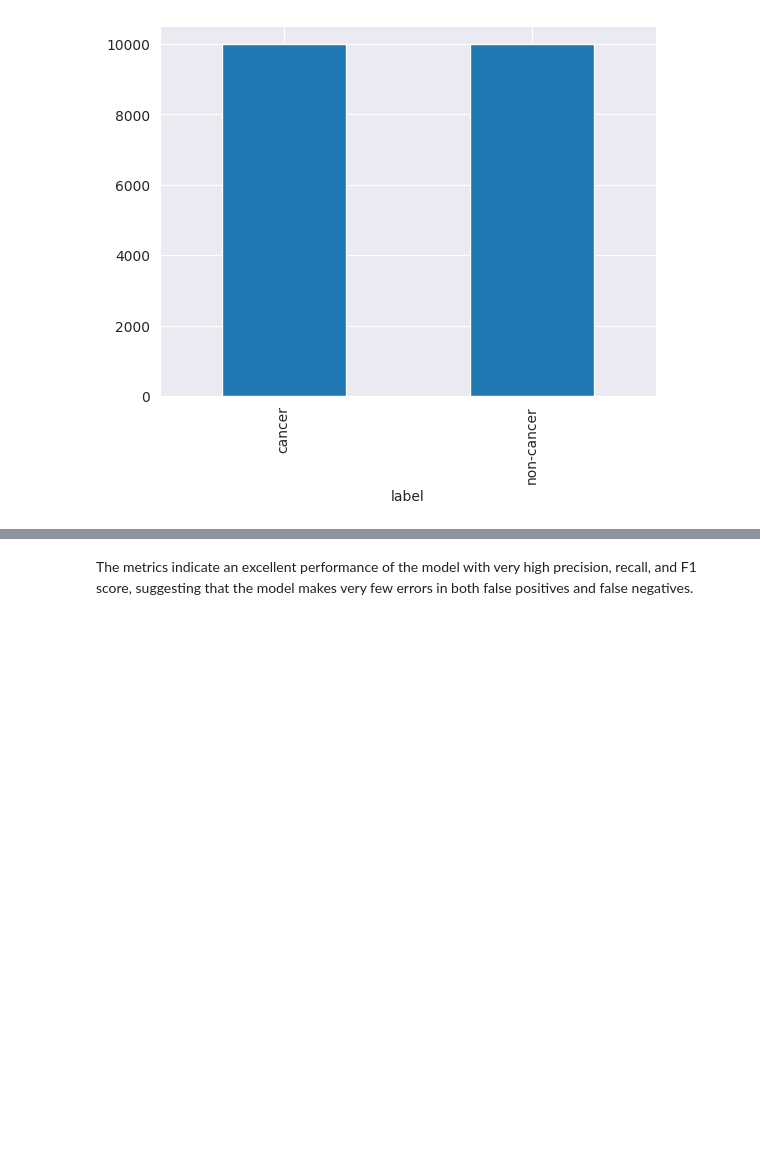
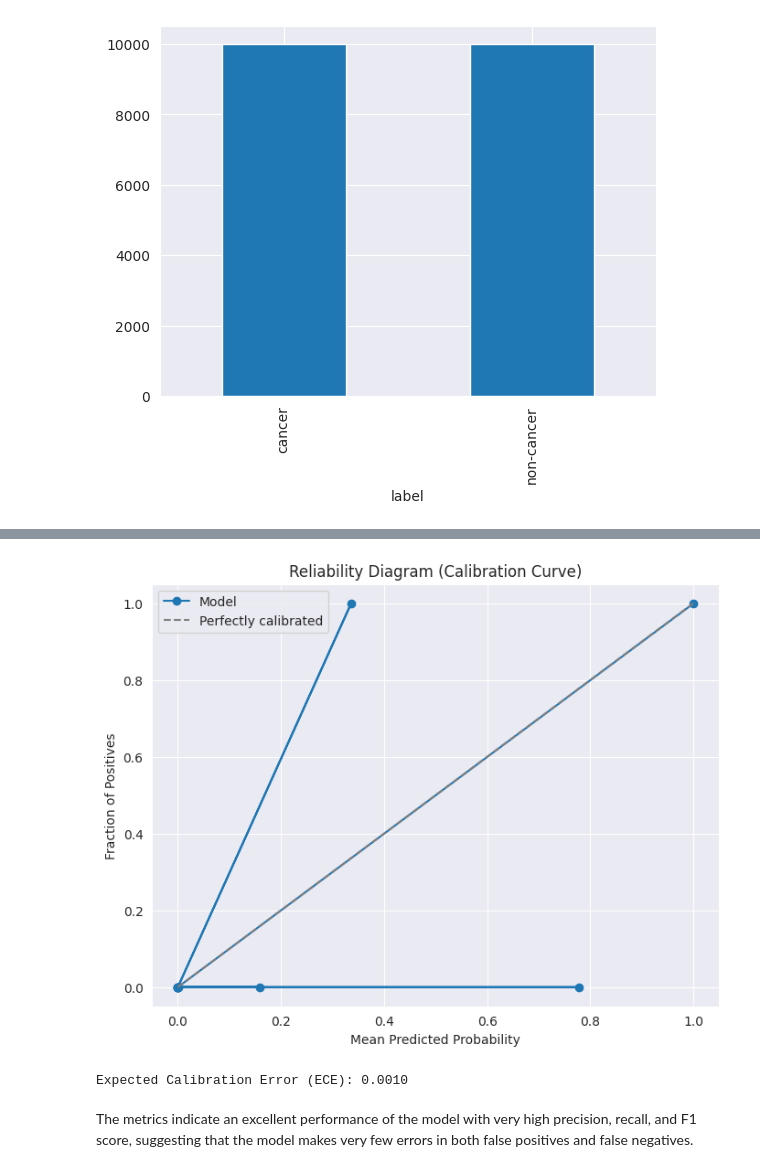
Before and after one commit to Khizer-Data/Blood-cell-cancer-detection, a Jupyter notebook: Blood_cell_cancer_detection.ipynb, the cells around one changed output, grey strips where cells are left out. Cells and saved outputs as stored; diff of their text form; code cells hidden in the pictures; blank space fills up the shorter version.

```diff
--- a/Blood_cell_cancer_detection.ipynb
+++ b/Blood_cell_cancer_detection.ipynb
@@ -569,2 +690,55 @@ plt.show()
+# %%
+def plot_reliability_curve(y_true, y_prob, n_bins=10):
+    """
+    Plots a reliability diagram (calibration curve) for evaluating model calibration.
+
+    Args:
+        y_true (np.ndarray): Array of true binary labels (0 or 1).
+        y_prob (np.ndarray): Array of predicted probabilities for the positive class.
+        n_bins (int): Number of bins to use for partitioning the predicted probabilities.
+    """
+    bin_edges = np.linspace(0, 1, n_bins + 1)
+    bin_centers = (bin_edges[:-1] + bin_edges[1:]) / 2.0
+
+    fraction_of_positives = np.zeros(n_bins)
+    mean_predicted_value = np.zeros(n_bins)
+    sample_counts = np.zeros(n_bins)
+
+    for i in range(n_bins):
+        # Define the range for the current bin
+        if i == n_bins - 1:
+            bin_indices = np.where((y_prob >= bin_edges[i]) & (y_prob <= bin_edges[i+1]))
+        else:
+            bin_indices = np.where((y_prob >= bin_edges[i]) & (y_prob < bin_edges[i+1]))
+
+        bin_true = y_true[bin_indices]
+        bin_prob = y_prob[bin_indices]
+
+        sample_counts[i] = len(bin_true)
+        if sample_counts[i] > 0:
+            fraction_of_positives[i] = np.mean(bin_true)
+            mean_predicted_value[i] = np.mean(bin_prob)
+
+    plt.figure(figsize=(8, 6))
+    plt.plot(mean_predicted_value, fraction_of_positives, marker='o', linestyle='-', label='Model')
+    plt.plot([0, 1], [0, 1], linestyle='--', color='gray', label='Perfectly calibrated')
+    plt.xlabel('Mean Predicted Probability')
+    plt.ylabel('Fraction of Positives')
+    plt.title('Reliability Diagram (Calibration Curve)')
+    plt.legend()
+    plt.grid(True)
+    plt.show()
+
+    # Calculate Expected Calibration Error (ECE)
+    non_empty_bins = sample_counts > 0
+    ece = np.sum((sample_counts[non_empty_bins] / np.sum(sample_counts)) * np.abs(fraction_of_positives[non_empty_bins] - mean_predicted_value[non_empty_bins]))
+    print(f"Expected Calibration Error (ECE): {ece:.4f}")
+
+
+# Assuming you have val_labels and val_predictions (probabilities) from your model evaluation
+plot_reliability_curve(val_labels, val_predictions.flatten(), n_bins=10)
+# %% [output]
+[figure, added]
+Expected Calibration Error (ECE): 0.0010
 # %% [markdown]
 The metrics indicate an excellent performance of the model with very high precision, recall, and F1 score, suggesting that the model makes very few errors in both false positives and false negatives.
```
Also changed, not shown: parts of 18 cells of this notebook, 12 other files.
